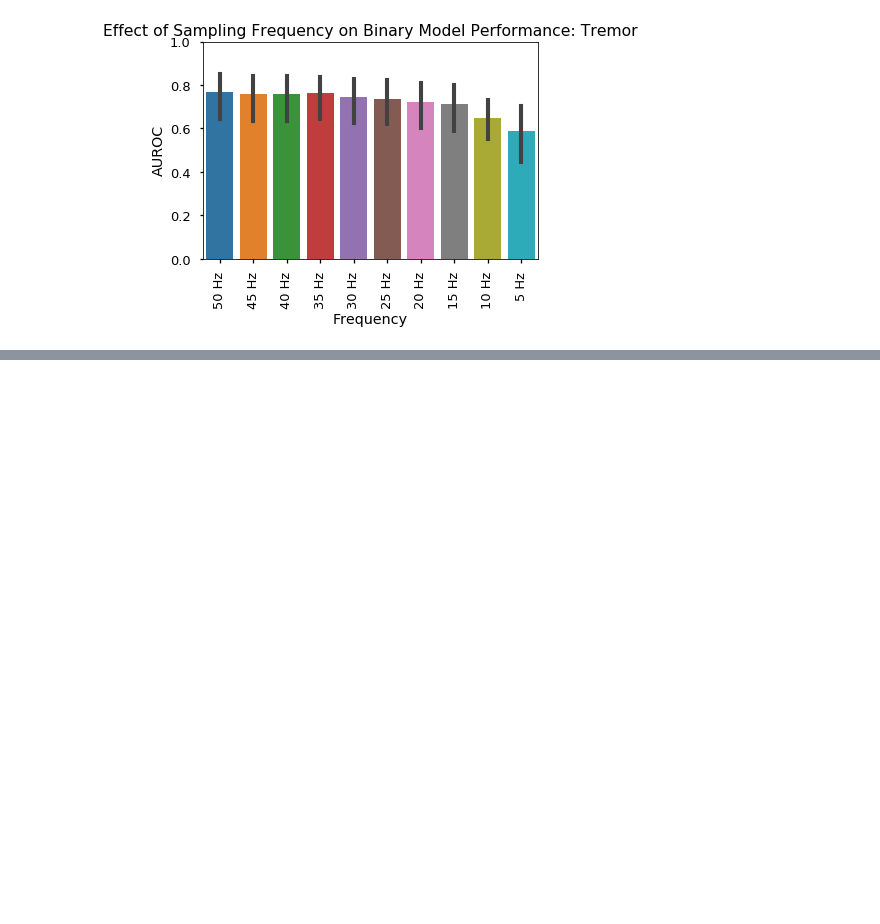
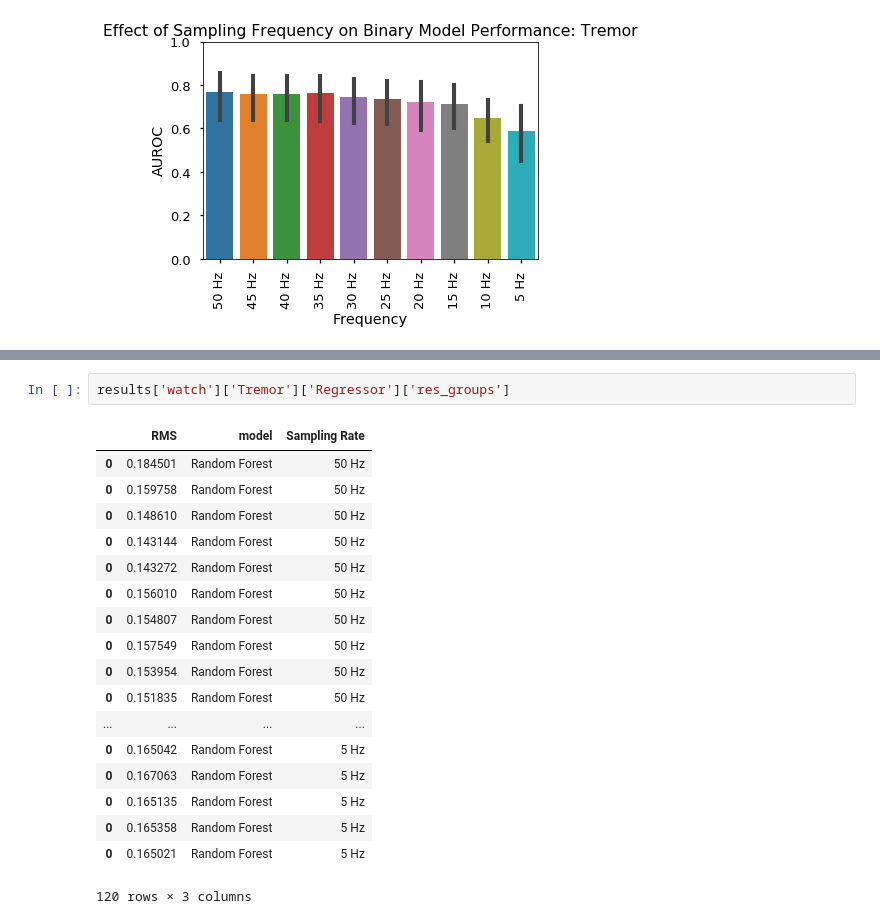
Before and after one commit to sanjeev-tv/CIS-PD, a Jupyter notebook: Downsampling Analysis.ipynb, the cells around one changed output, grey strips where cells are left out. Drawn from its saved outputs; the diff is of its cells as text; blank space fills up the shorter version.

```diff
--- a/Downsampling Analysis.ipynb
+++ b/Downsampling Analysis.ipynb
@@ -402,4 +402,25 @@ barplotFreq(results,'watch','Tremor','Regressor')
 [figure]
+# %%
+results['watch']['Tremor']['Regressor']['res_groups']
+# %% [output]
+|  | RMS | model | Sampling Rate |
+| 0 | 0.184501 | Random Forest | 50 Hz |
+| 0 | 0.159758 | Random Forest | 50 Hz |
+| 0 | 0.148610 | Random Forest | 50 Hz |
+| 0 | 0.143144 | Random Forest | 50 Hz |
+| 0 | 0.143272 | Random Forest | 50 Hz |
+| 0 | 0.156010 | Random Forest | 50 Hz |
+| 0 | 0.154807 | Random Forest | 50 Hz |
+| 0 | 0.157549 | Random Forest | 50 Hz |
+| 0 | 0.153954 | Random Forest | 50 Hz |
+| 0 | 0.151835 | Random Forest | 50 Hz |
+| ... | ... | ... | ... |
+| 0 | 0.165042 | Random Forest | 5 Hz |
+| 0 | 0.167063 | Random Forest | 5 Hz |
+| 0 | 0.165135 | Random Forest | 5 Hz |
+| 0 | 0.165358 | Random Forest | 5 Hz |
+| 0 | 0.165021 | Random Forest | 5 Hz |
+120 rows × 3 columns
 # %%
 barplotFreq(results,'watch','Bradykinesia','Binary')
 # %% [output]
```
Also changed, not shown: parts of 14 cells of this notebook.
